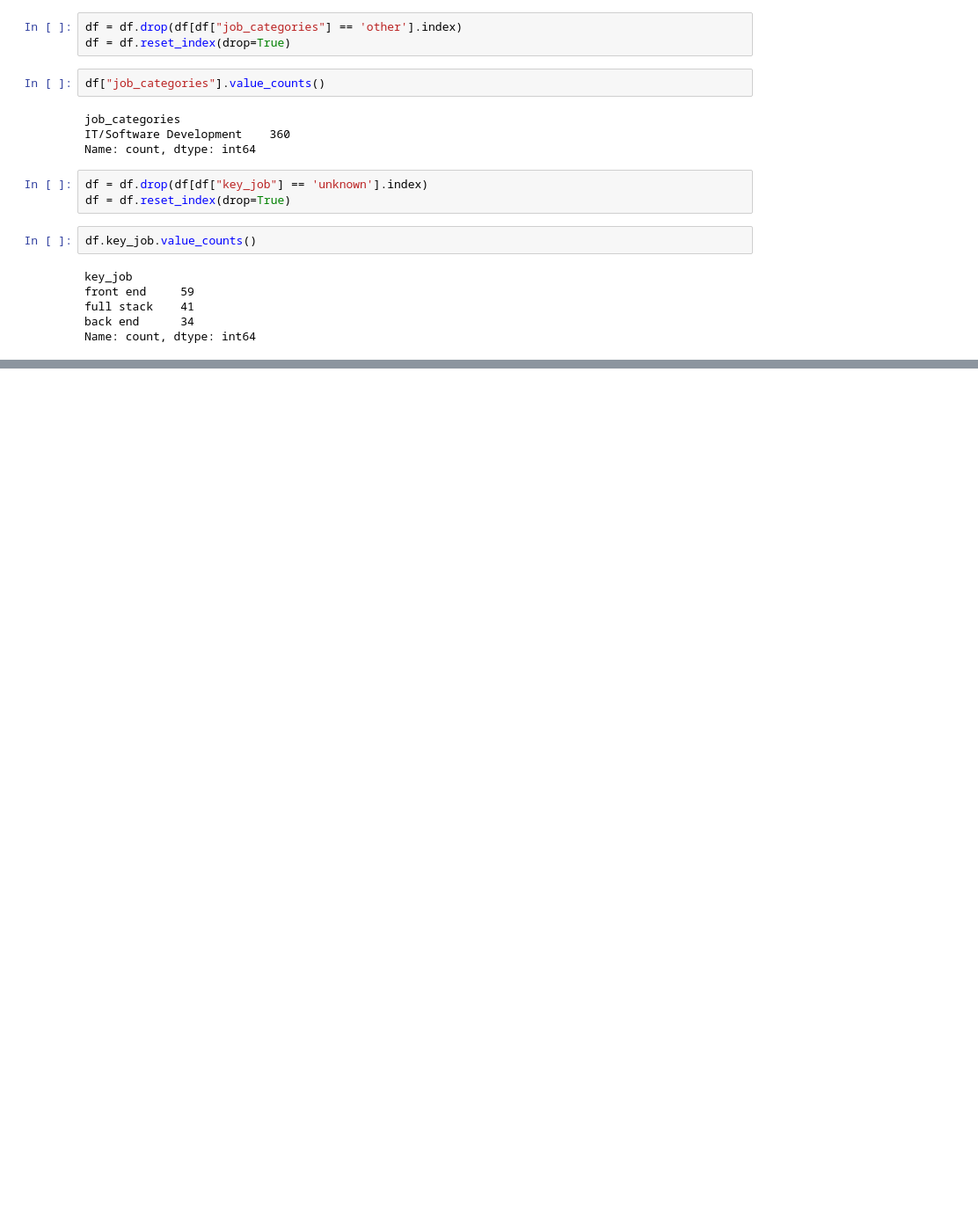
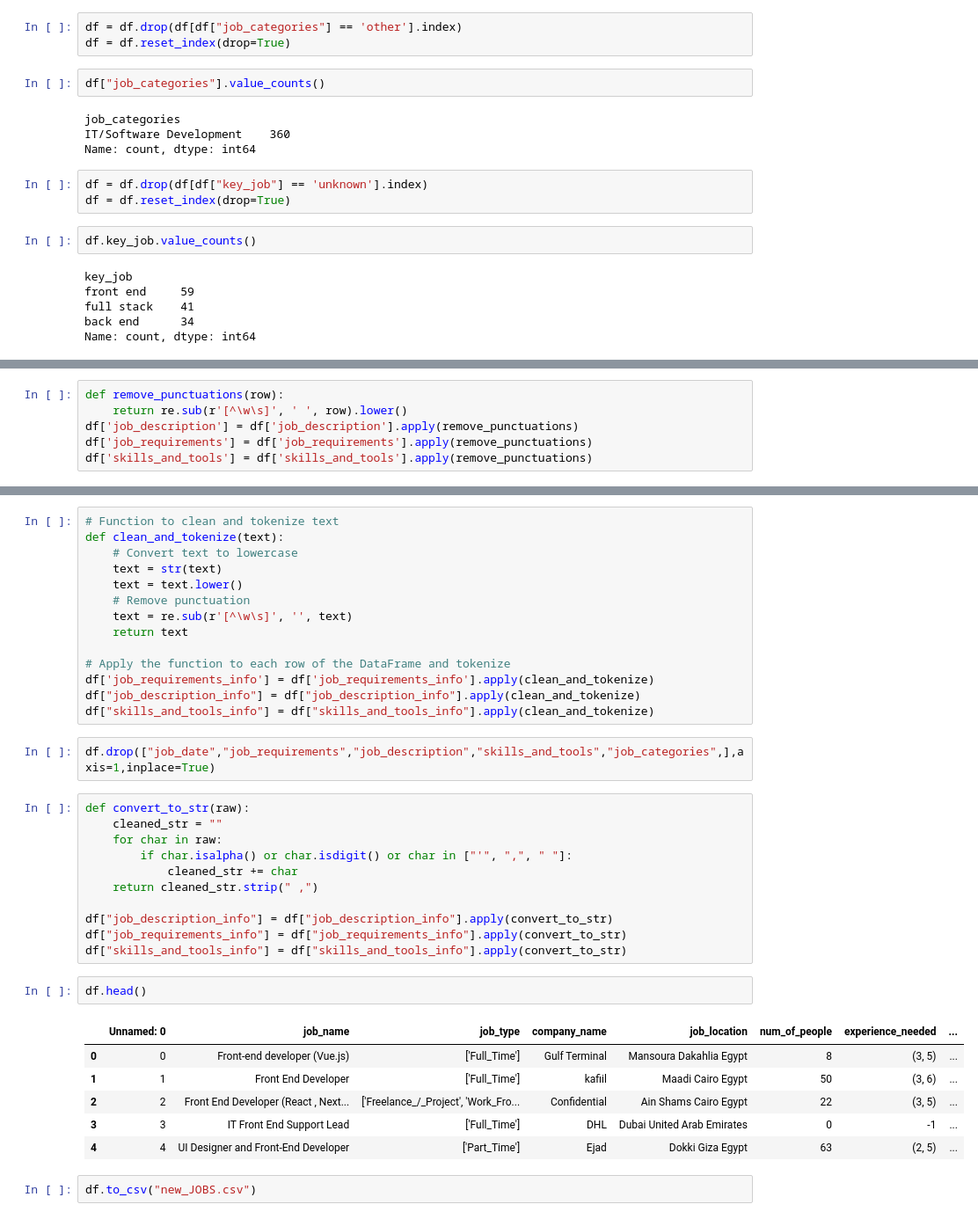
Before and after one commit to mostafasaberb7/Scraping-and-Cleaning-Wuzzuf-Job-posting, a Jupyter notebook: data cleaning.ipynb, the cells around one changed output, grey strips where cells are left out. Shown at 88% size. Saved outputs shown, nothing was run; the diff lists cells and outputs as text; blank space fills up the shorter version.

Commit message:
update cleaning file

```diff
--- a/data cleaning.ipynb
+++ b/data cleaning.ipynb
@@ -357,0 +449,6 @@ Name: count, dtype: int64
+# %%
+def remove_punctuations(row):
+    return re.sub(r'[^\w\s]', ' ', row).lower()
+df['job_description'] = df['job_description'].apply(remove_punctuations)
+df['job_requirements'] = df['job_requirements'].apply(remove_punctuations)
+df['skills_and_tools'] = df['skills_and_tools'].apply(remove_punctuations)
@@ -357,0 +536,38 @@ Name: count, dtype: int64
+# %%
+# Function to clean and tokenize text
+def clean_and_tokenize(text):
+    # Convert text to lowercase
+    text = str(text)
+    text = text.lower()
+    # Remove punctuation
+    text = re.sub(r'[^\w\s]', '', text)
+    return text
+
+# Apply the function to each row of the DataFrame and tokenize
+df['job_requirements_info'] = df['job_requirements_info'].apply(clean_and_tokenize)
+df["job_description_info"] = df["job_description_info"].apply(clean_and_tokenize)
+df["skills_and_tools_info"] = df["skills_and_tools_info"].apply(clean_and_tokenize)
+# %%
+df.drop(["job_date","job_requirements","job_description","skills_and_tools","job_categories",],axis=1,inplace=True)
+# %%
+def convert_to_str(raw):
+    cleaned_str = ""
+    for char in raw:
+        if char.isalpha() or char.isdigit() or char in ["'", ",", " "]:
+            cleaned_str += char
+    return cleaned_str.strip(" ,")
+
+df["job_description_info"] = df["job_description_info"].apply(convert_to_str)
+df["job_requirements_info"] = df["job_requirements_info"].apply(convert_to_str)
+df["skills_and_tools_info"] = df["skills_and_tools_info"].apply(convert_to_str)
+# %%
+df.head()
+# %% [output]
+|  | Unnamed: 0 | job_name | job_type | company_name | job_location | num_of_people | experience_needed | ... |
+| 0 | 0 | Front-end developer (Vue.js) | ['Full_Time'] | Gulf Terminal | Mansoura Dakahlia Egypt | 8 | (3, 5) | ... |
+| 1 | 1 | Front End Developer | ['Full_Time'] | kafiil | Maadi Cairo Egypt | 50 | (3, 6) | ... |
+| 2 | 2 | Front End Developer (React , Next... | ['Freelance_/_Project', 'Work_Fro... | Confidential | Ain Shams Cairo Egypt | 22 | (3, 5) | ... |
+| 3 | 3 | IT Front End Support Lead | ['Full_Time'] | DHL | Dubai United Arab Emirates | 0 | -1 | ... |
+| 4 | 4 | UI Designer and Front-End Developer | ['Part_Time'] | Ejad | Dokki Giza Egypt | 63 | (2, 5) | ... |
+# %%
+df.to_csv("new_JOBS.csv")
```
Also changed, not shown: parts of 13 cells of this notebook.
